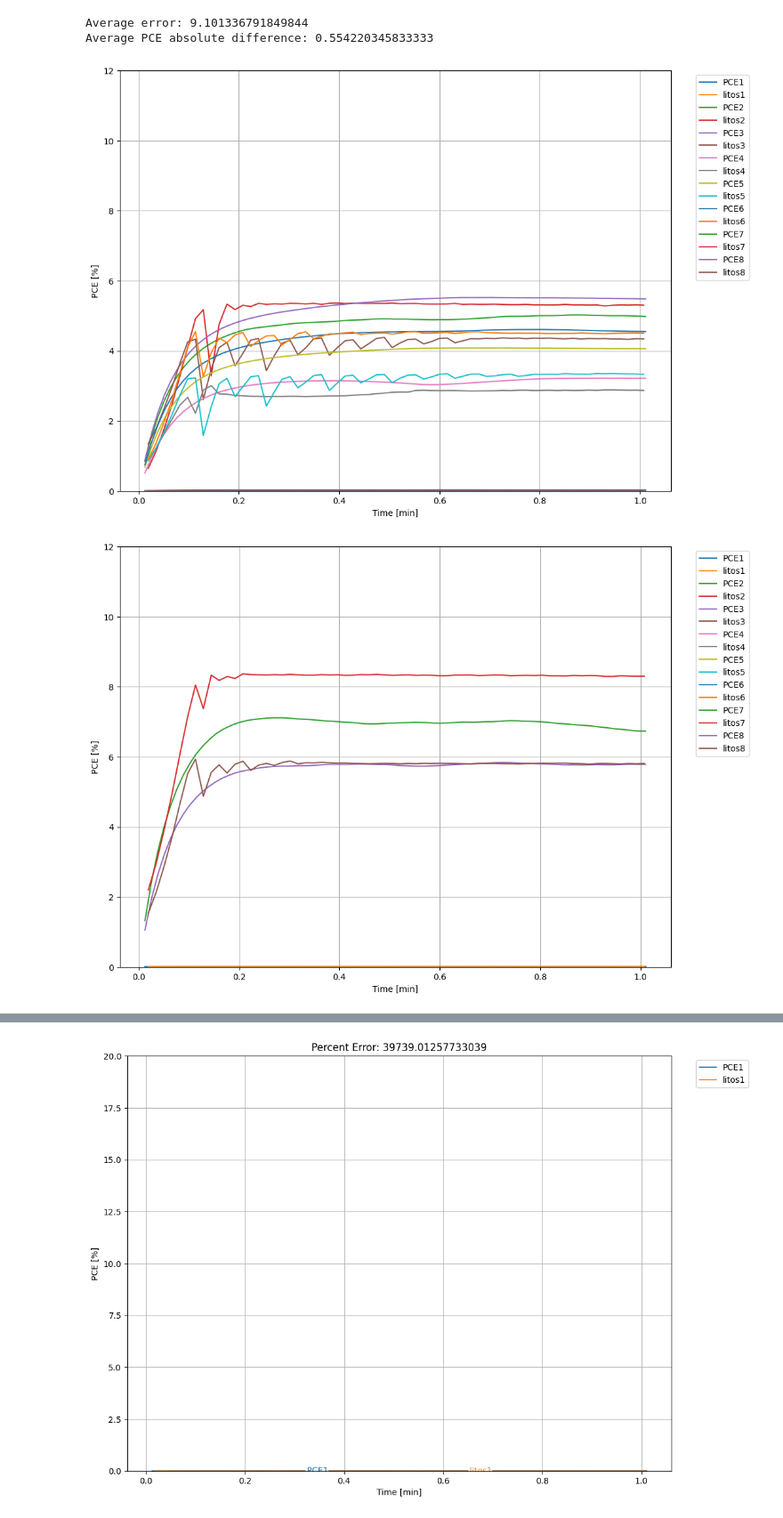
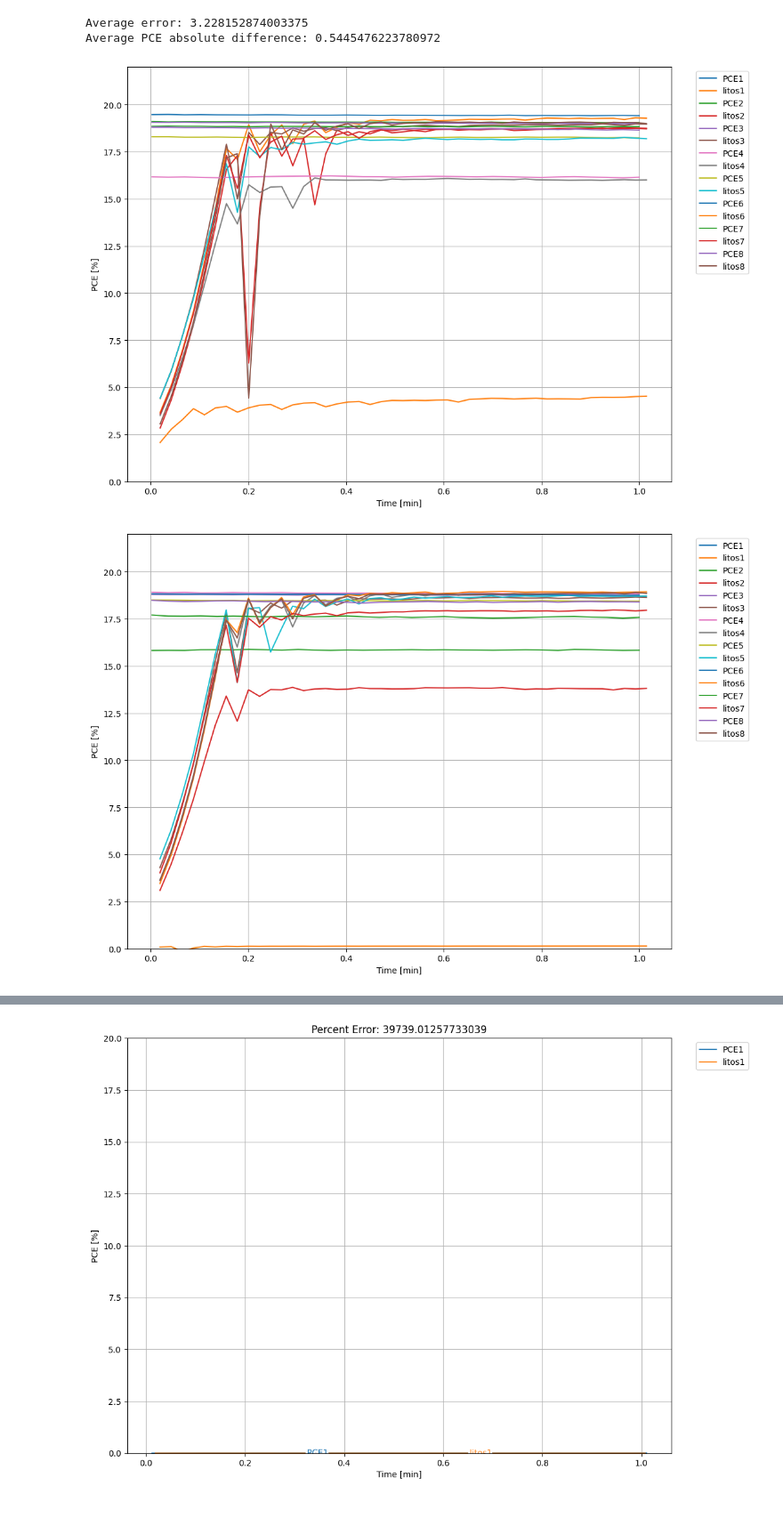
Before and after one commit to AndChen153/Stability-Setup, a Jupyter notebook: Stability-Setup_Python/data_visualization/mppt_compare.ipynb, the cells around one changed output, grey strips where cells are left out. Shown at 89% size. Saved outputs shown, nothing was run; the diff lists cells and outputs as text; code cells hidden in the pictures.

```diff
--- a/Stability-Setup_Python/data_visualization/mppt_compare.ipynb
+++ b/Stability-Setup_Python/data_visualization/mppt_compare.ipynb
@@ -35,7 +35,7 @@ def plot_difference(litos_directory, ss_file_path):
                     skip_header=0,
                     encoding='cp1252'  # Specify the correct encoding
                 )
-                pce = ((data[:, 1] * (data[:, 2]/1000)) / (0.1*0.128))*100
+                pce = ((data[:, 1] * (data[:, 2]/1000)) / (0.1*0.0625))*100
                 # data_with_pce= np.column_stack((data, pce))
                 litos_time.append(data[:,0])
                 litos_pce.append(pce)
@@ -89,6 +89,15 @@ def plot_difference(litos_directory, ss_file_path):
         pce_list = pce_list.astype(float)
         data = pce_list[:, pce_indices]
 
+        # calculation in minutes
+        max_time = time[-1]
+        start_threshold = max_time - 1
+        start_idx = np.searchsorted(time, start_threshold)
+
+        time = time[start_idx:]
+        data = data[start_idx:,:]
+        time -= start_threshold
+
         # because 2 minute trial
         # half_len = len(data) // 2
         # pce_list = pce_list[half_len:, :]
@@ -103,7 +112,7 @@ def plot_difference(litos_directory, ss_file_path):
     # max_time = max(time)*1.01
     plot_size = (12,8)
     min_pce = 0
-    max_pce = 12
+    max_pce = 22
 
     plt.figure(figsize=plot_size)
     # plt.xlim(min_time,max_time)
@@ -136,9 +145,9 @@ def plot_difference(litos_directory, ss_file_path):
             second_half = data[:,i][len(data[:,i]) // 2:]
             average_second_half = np.mean(second_half)
 
-            average_second_half_litos = pce[i]
-            # second_half_litos = litos_pce[i][len(litos_pce[i]) // 2:]
-            # average_second_half_litos = np.mean(second_half_litos)
+            # average_second_half_litos = pce[i]
+            second_half_litos = litos_pce[i][len(litos_pce[i]) // 2:]
+            average_second_half_litos = np.mean(second_half_litos)
 
             # print(i, percent_error, average_second_half, average_second_half_litos)
             # print(average_second_half, average_second_half_litos)
@@ -146,42 +155,43 @@ def plot_difference(litos_directory, ss_file_path):
                 average.append(average_second_half)
             if average_second_half_litos > 1:
                 average_litos.append(average_second_half_litos)
 
     average_second_half = np.mean(average)
     average_second_half_litos = np.mean(average_litos)
     percent_error = abs(average_second_half - average_second_half_litos) / abs(average_second_half_litos) * 100
     abs_diff = abs(average_second_half - average_second_half_litos)
     # print(percent_error, abs_diff)
 
     lines = plt.gca().get_lines()
     x_min, x_max = plt.xlim()
     num_lines = len(lines)
     plt.legend(bbox_to_anchor=(1.15, 1))
 
     return (percent_error, abs_diff)
 
-files = [[r"C:\Users\achen\Dropbox\code\Stability-Setup\data\Mar-4-2025 4 device test\2025-03-04-- Litos New PCB 4 Device comparison\devices\device_1",
-                r"C:\Users\achen\Dropbox\code\Stability-Setup\data\Mar-4-2025 4 device test\Mar-04-2025 16_42_19__4 Device First Test\Mar-04-2025_16-44-53__4 Device First Test__ID1__mppt.csv"],
-         [r"C:\Users\achen\Dropbox\code\Stability-Setup\data\Mar-4-2025 4 device test\2025-03-04-- Litos New PCB 4 Device comparison\devices\device_2",
-                r"C:\Users\achen\Dropbox\code\Stability-Setup\data\Mar-4-2025 4 device test\Mar-04-2025 16_42_19__4 Device First Test\Mar-04-2025_16-44-53__4 Device First Test__ID2__mppt.csv"],
-         [r"C:\Users\achen\Dropbox\code\Stability-Setup\data\Mar-4-2025 4 device test\2025-03-04-- Litos New PCB 4 Device comparison\devices\device_3",
-                r"C:\Users\achen\Dropbox\code\Stability-Setup\data\Mar-4-2025 4 device test\Mar-04-2025 16_42_19__4 Device First Test\Mar-04-2025_16-44-53__4 Device First Test__ID3__mppt.csv"],
-         [r"C:\Users\achen\Dropbox\code\Stability-Setup\data\Mar-4-2025 4 device test\2025-03-04-- Litos New PCB 4 Device comparison\devices\device_4",
-                r"C:\Users\achen\Dropbox\code\Stability-Setup\data\Mar-4-2025 4 device test\Mar-04-2025 16_42_19__4 Device First Test\Mar-04-2025_16-44-53__4 Device First Test__ID4__mppt.csv"]]
+files = [[r"C:\Users\achen\Dropbox\code\Stability-Setup\data\Mar-20-2025 Litos and Stability High PCE test\20-3-2025 litos\device 1",
+            r"C:\Users\achen\Dropbox\code\Stability-Setup\data\Mar-20-2025 Litos and Stability High PCE test\Mar-20-2025 13_17_46__Ahmed 4 Device Litos Comparison\Mar-20-2025_13-19-33__Ahmed 4 Device Litos Comparison__ID1__mppt.csv"],
+         [r"C:\Users\achen\Dropbox\code\Stability-Setup\data\Mar-20-2025 Litos and Stability High PCE test\20-3-2025 litos\device 2",
+            r"C:\Users\achen\Dropbox\code\Stability-Setup\data\Mar-20-2025 Litos and Stability High PCE test\Mar-20-2025 13_17_46__Ahmed 4 Device Litos Comparison\Mar-20-2025_13-19-33__Ahmed 4 Device Litos Comparison__ID2__mppt.csv"],
+         [r"C:\Users\achen\Dropbox\code\Stability-Setup\data\Mar-20-2025 Litos and Stability High PCE test\20-3-2025 litos\device 3",
+            r"C:\Users\achen\Dropbox\code\Stability-Setup\data\Mar-20-2025 Litos and Stability High PCE test\Mar-20-2025 13_17_46__Ahmed 4 Device Litos Comparison\Mar-20-2025_13-19-33__Ahmed 4 Device Litos Comparison__ID3__mppt.csv"],
+         [r"C:\Users\achen\Dropbox\code\Stability-Setup\data\Mar-20-2025 Litos and Stability High PCE test\20-3-2025 litos\device 4",
+            r"C:\Users\achen\Dropbox\code\Stability-Setup\data\Mar-20-2025 Litos and Stability High PCE test\Mar-20-2025 13_17_46__Ahmed 4 Device Litos Comparison\Mar-20-2025_13-19-33__Ahmed 4 Device Litos Comparison__ID4__mppt.csv"],
+         ]
 
 errors = []
 diffs = []
 for litos, ss_file in files:
     percent_error, abs_diff = plot_difference(litos, ss_file)
     errors.append(percent_error)
     diffs.append(abs_diff)
     # print(percent_error, abs_diff)
 
 
 print(f"Average error: {np.mean(errors)}")
 print(f"Average PCE absolute difference: {np.mean(diffs)}")
 # %% [output]
-Average error: 9.101336791849844
-Average PCE absolute difference: 0.554220345833333
+Average error: 3.228152874003375
+Average PCE absolute difference: 0.5445476223780972
-[figure, old version]
+[figure, new version]
-[figure, old version]
+[figure, new version]
```
Also changed, not shown: parts of 1 cell of this notebook, 2 other files.
